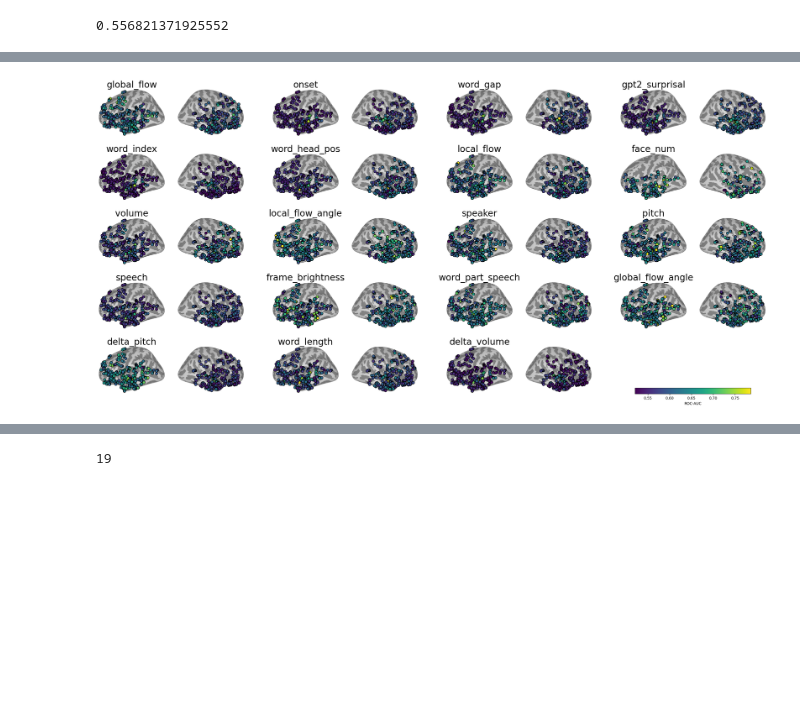
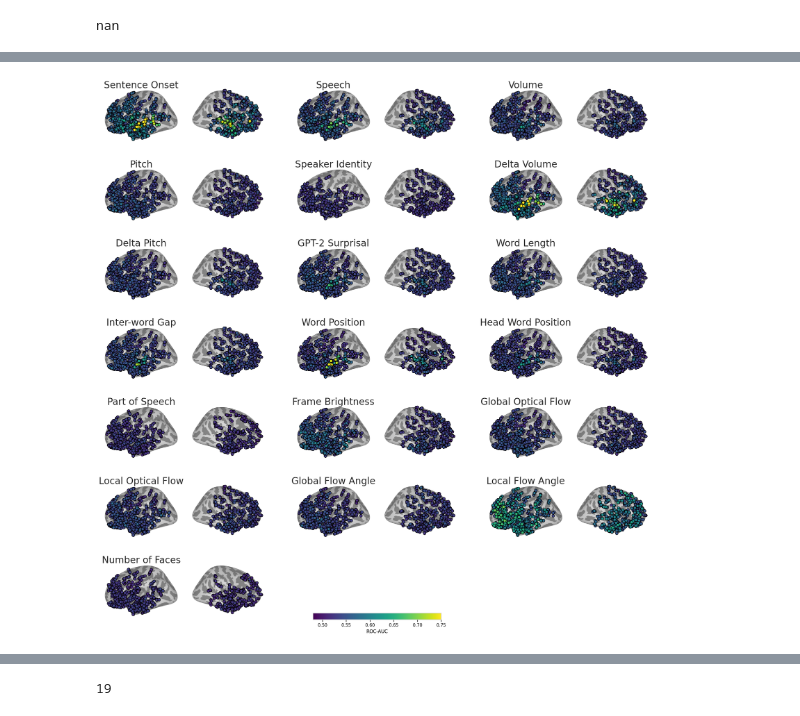
Before and after one commit to azaho/btbench, a Jupyter notebook: notebooks/plot_single_electrode_prototype.ipynb, the cells around one changed output, grey strips where cells are left out. Saved outputs shown, nothing was run; the diff lists cells and outputs as text; code cells hidden in the pictures; blank space fills up the shorter version.

```diff
--- a/notebooks/plot_single_electrode_prototype.ipynb
+++ b/notebooks/plot_single_electrode_prototype.ipynb
@@ -20,3 +42,5 @@ subject_mapping = {"m00183": "sub_1",
+# %%
+task_order =  ['onset', 'speech', 'volume', 'pitch', 'speaker', 'delta_volume', 'delta_pitch', 'gpt2_surprisal', 'word_length', 'word_gap', 'word_index', 'word_head_pos', 'word_part_speech', 'frame_brightness', 'global_flow', 'local_flow', 'global_flow_angle', 'local_flow_angle', 'face_num']
 # %%
 from tqdm import tqdm
 import h5py
@@ -77,7 +101,7 @@ scaled_coords_df["ID"] = scaled_coords_df.Electrode + "-" + scaled_coords_df.Sub
 import seaborn as sns
 def plot_electrodes(plot_df, ax=None, hemisphere="left", title=None):
     plot_df = plot_df.dropna() #TODO NOTE
-    plot_df.sort_values(by='avg_test', ascending=False)
+    plot_df = plot_df.sort_values(by='avg_test', ascending=True)
 
     ax.set_aspect('equal')
 
@@ -101,7 +125,7 @@ def plot_electrodes(plot_df, ax=None, hemisphere="left", title=None):
     all_x = plot_df['X']
     all_y = plot_df['Y']
     color = plot_df['avg_test']
-
+    assert(list(sorted(color))==list(color))
     sc = ax.scatter(all_x, all_y,
                 s=50,
                 linewidths=1,
@@ -109,9 +133,10 @@ def plot_electrodes(plot_df, ax=None, hemisphere="left", title=None):
                 edgecolors="black",
                 clip_on=False,
                 cmap="viridis",
-#                 vmin=0.48,
-#                 vmax=0.75
+                vmin=0.48,
+                vmax=0.75
                    )
     return sc
 # %%
-results_root = "/storage/czw/linear_voltage_single_electrode_SS_SM_prototype/linear_voltage_single_electrode"
+# results_root = "/storage/czw/linear_voltage_single_electrode_SS_SM_prototype/linear_voltage_single_electrode"
+results_root = "/storage/czw/btbench/single_electrode_btbench_full/eval_results_full_SS_SM/linear_voltage_single_electrode"
@@ -161,7 +188,7 @@ results_df = pd.DataFrame.from_records(all_records)
 # %%
 np.percentile(results_df["avg_test"],99)
 # %% [output]
-0.556821371925552
+nan
 # %%
 spatial_avg_results_df = results_df.groupby(['task','ID']).max(['avg_test'])
 # %%
@@ -187,45 +214,48 @@ tasks
  'word_length',
  'delta_volume']
 # %%
-tasks = list(set(results_df.task))
+# tasks = list(set(results_df.task))
+tasks = task_order
 # %%
 import matplotlib.gridspec as gridspec
 
-fig = plt.figure(figsize=(32, 15))
+fig = plt.figure(figsize=(25, 25))
 
-outer = gridspec.GridSpec(5, 4, wspace=0.2, hspace=0.2)
+num_cols = 3
+num_rows = 7
+outer = gridspec.GridSpec(num_rows, num_cols, wspace=0.2, hspace=0.2)
 
 # Loop through each subplot and add a simple plot or title
-for i in range(5):
-    for j in range(4):
+for i in range(num_rows):
+    for j in range(num_cols):
         # Index in outer grid
-        outer_idx = i * 4 + j
+        outer_idx = i * num_cols + j
 
-        if i*4+j >= 19:
+        if i*num_cols+j >= 19:
             ax = fig.add_subplot(outer[19])
             cbar = fig.colorbar(sc, ax=ax, orientation='horizontal', shrink=0.8)
             cbar.set_label("ROC-AUC")
             ax.set_axis_off()
             continue
 
         # Define inner 2x1 grid within this cell
         inner = gridspec.GridSpecFromSubplotSpec(
             1, 2, subplot_spec=outer[outer_idx], hspace=0.1
         )
 
         for k in range(2):
             ax = fig.add_subplot(inner[k])
 #             print(i*4+j)
-            task = tasks[i*4+j]
+            task = tasks[i*num_cols+j]
             task_df = spatial_avg_results_df.loc[task]
             merged_df = pd.merge(scaled_coords_df, task_df, on="ID", how="left")
             hem = ["left","right"][k]
             sc = plot_electrodes(merged_df, hemisphere=hem, ax=ax, title=task)
 #             ax.set_title(task)
 
             if k == 0:
-                ax.set_title(task, fontsize=24)
+                ax.set_title(task_name_mapping[task], fontsize=24)
 
 plt.tight_layout()
 # %% [output]
-[figure, old version]
+[figure, new version]
```
Also changed, not shown: parts of 23 cells of this notebook, 2 other files.
